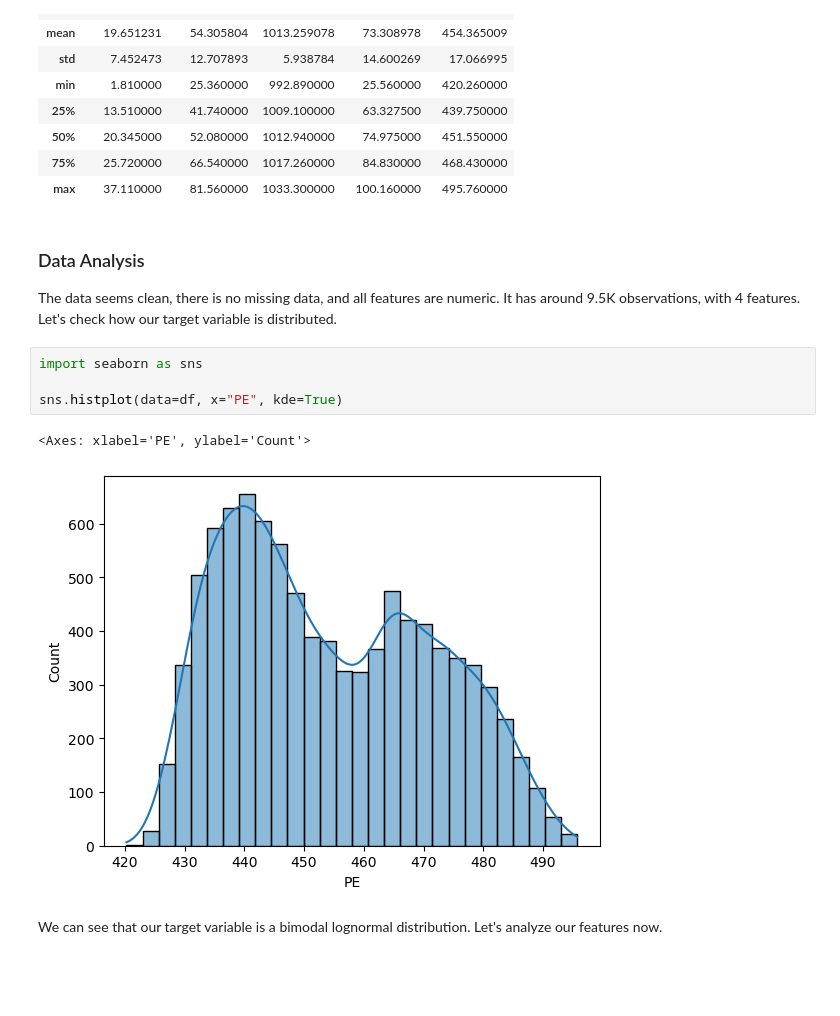
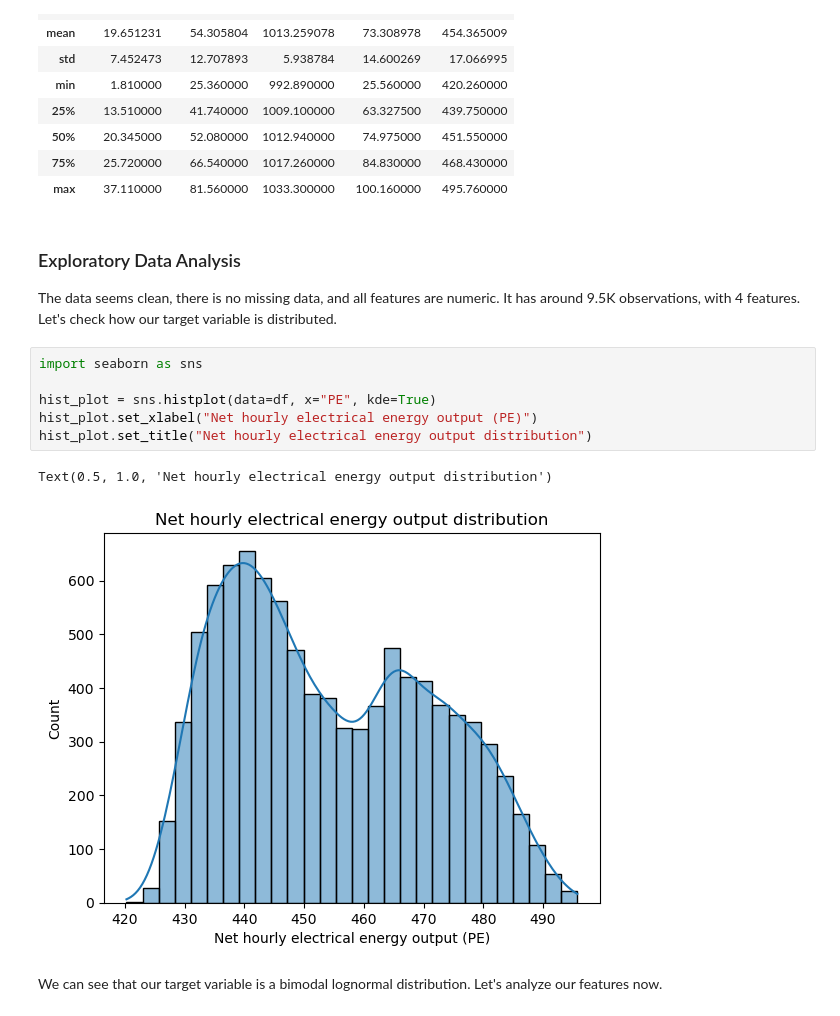
Before and after one commit to arsandov/case_studies, a Jupyter notebook: combined_cycle_power_plant_energy_production/analysis.ipynb, the cells around one changed output. Cells and saved outputs as stored; diff of their text form; blank space fills up the shorter version.

```diff
--- a/combined_cycle_power_plant_energy_production/analysis.ipynb
+++ b/combined_cycle_power_plant_energy_production/analysis.ipynb
@@ -21,15 +21,17 @@ df.describe()
 | 75% | 25.720000 | 66.540000 | 1017.260000 | 84.830000 | 468.430000 |
 | max | 37.110000 | 81.560000 | 1033.300000 | 100.160000 | 495.760000 |
 # %% [markdown]
-### Data Analysis
+### Exploratory Data Analysis
 The data seems clean, there is no missing data, and all features are numeric. It has around 9.5K observations, with 4 features. Let's check how our target variable is distributed.
 # %%
 import seaborn as sns
 
-sns.histplot(data=df, x="PE", kde=True)
+hist_plot = sns.histplot(data=df, x="PE", kde=True)
+hist_plot.set_xlabel("Net hourly electrical energy output (PE)")
+hist_plot.set_title("Net hourly electrical energy output distribution")
 # %% [output]
-<Axes: xlabel='PE', ylabel='Count'>
+Text(0.5, 1.0, 'Net hourly electrical energy output distribution')
-[figure, old version]
+[figure, new version]
 # %% [markdown]
 We can see that our target variable is a bimodal lognormal distribution. Let's analyze our features now.
 # %%
```
Also changed, not shown: parts of 3 cells of this notebook.
